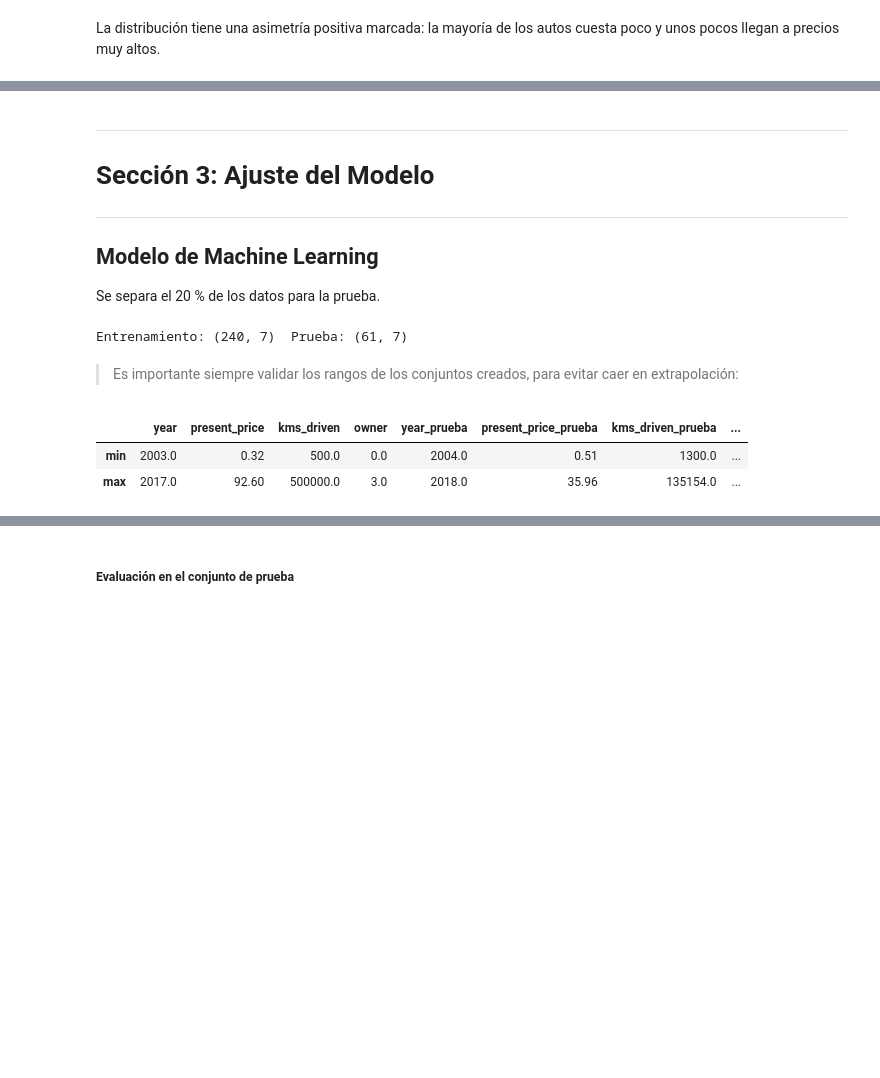
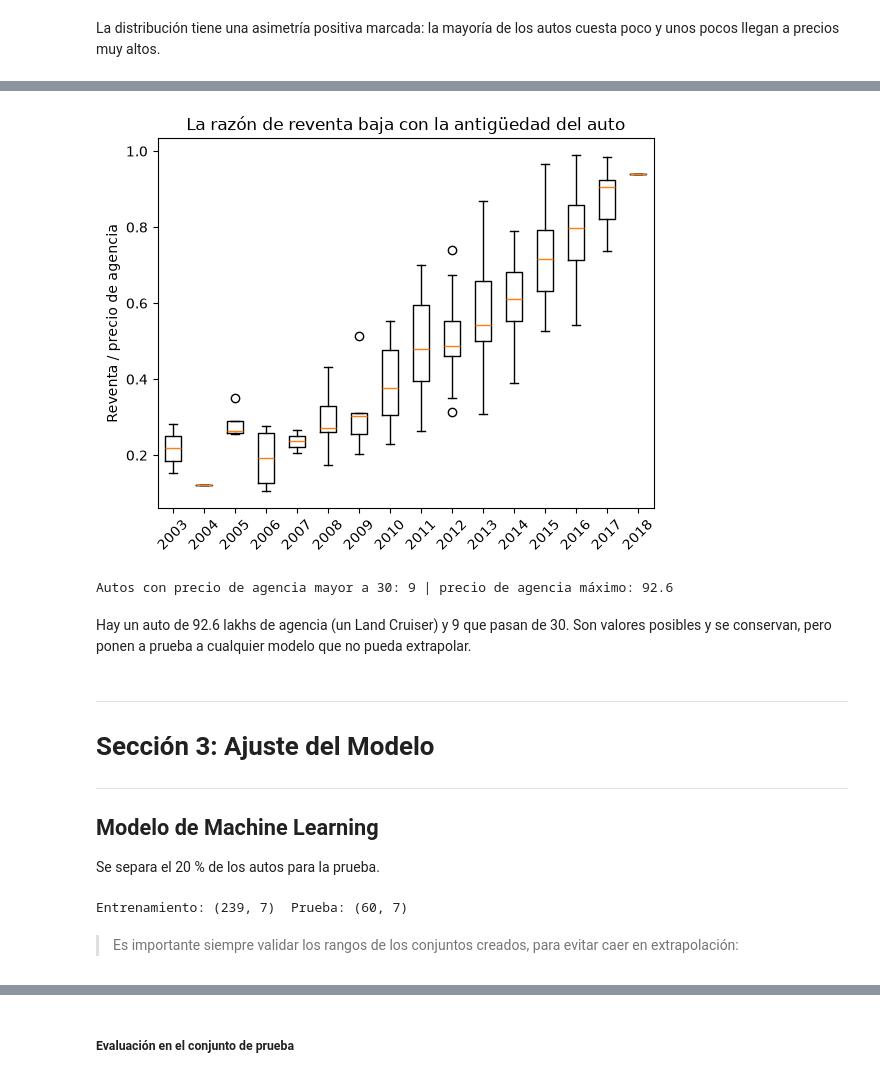
Before and after one commit to KennyRoDi/jarvis-tec, a Jupyter notebook: backend/features/modelo_02_autos/notebook.ipynb, the cells around one changed output, grey strips where cells are left out. Drawn from its saved outputs; the diff is of its cells as text; code cells hidden in the pictures; blank space fills up the shorter version.

```diff
--- a/backend/features/modelo_02_autos/notebook.ipynb
+++ b/backend/features/modelo_02_autos/notebook.ipynb
@@ -218,3 +228,16 @@ La relación es aproximadamente lineal. Los autos diésel tienen un precio de ag
+# %%
+razones = razon.groupby(df["year"])
+plt.boxplot([g.to_numpy() for _, g in razones], tick_labels=[str(a) for a, _ in razones])
+plt.xticks(rotation=45)
+plt.ylabel("Reventa / precio de agencia")
+plt.title("La razón de reventa baja con la antigüedad del auto")
+plt.show()
+print("Autos con precio de agencia mayor a 30:", int((df["present_price"] > 30).sum()), "| precio de agencia máximo:", df["present_price"].max())
+# %% [output]
+[figure, added]
+Autos con precio de agencia mayor a 30: 9 | precio de agencia máximo: 92.6
+# %% [markdown]
+Hay un auto de 92.6 lakhs de agencia (un Land Cruiser) y 9 que pasan de 30. Son valores posibles y se conservan, pero ponen a prueba a cualquier modelo que no pueda extrapolar.
 # %% [markdown]
 ---
 # Sección 3: Ajuste del Modelo
@@ -222,18 +245,12 @@ La relación es aproximadamente lineal. Los autos diésel tienen un precio de ag
 
 ## Modelo de Machine Learning
 
-Se separa el 20 % de los datos para la prueba.
+Se separa el 20 % de los autos para la prueba.
 # %%
-X, y = df[NUMERICAS + CATEGORICAS], df[OBJETIVO]
+X, y = df[VARIABLES], df[OBJETIVO]
 X_train, X_test, y_train, y_test = train_test_split(X, y, test_size=0.2, random_state=SEMILLA)
 print("Entrenamiento:", X_train.shape, " Prueba:", X_test.shape)
 # %% [output]
-Entrenamiento: (240, 7)  Prueba: (61, 7)
+Entrenamiento: (239, 7)  Prueba: (60, 7)
 # %% [markdown]
 > Es importante siempre validar los rangos de los conjuntos creados, para evitar caer en extrapolación:
-# %%
-X_train[NUMERICAS].describe().loc[["min", "max"]].join(X_test[NUMERICAS].describe().loc[["min", "max"]], rsuffix="_prueba")
-# %% [output]
-|  | year | present_price | kms_driven | owner | year_prueba | present_price_prueba | kms_driven_prueba | ... |
-| min | 2003.0 | 0.32 | 500.0 | 0.0 | 2004.0 | 0.51 | 1300.0 | ... |
-| max | 2017.0 | 92.60 | 500000.0 | 3.0 | 2018.0 | 35.96 | 135154.0 | ... |
```
Also changed, not shown: parts of 38 cells of this notebook, 4 other files.
